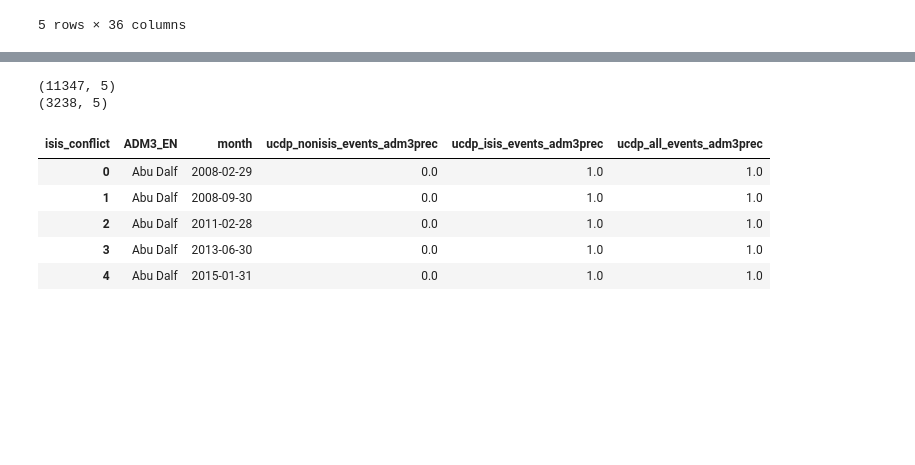
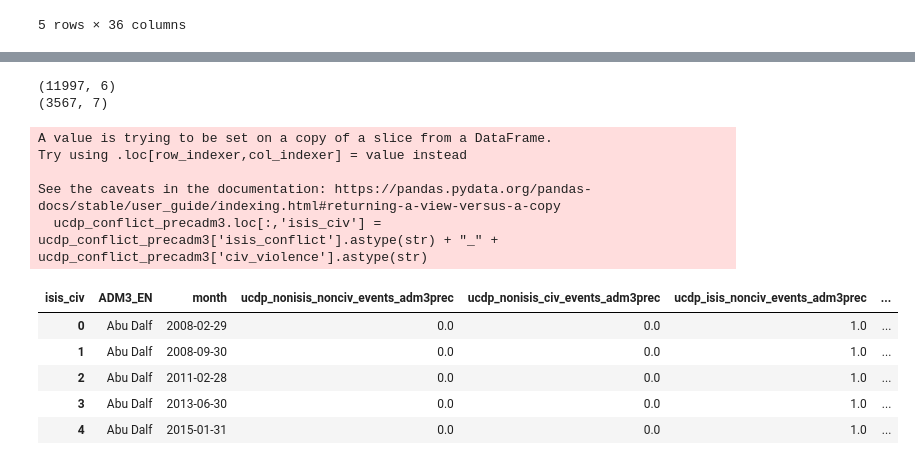
Before and after one commit to natalie-ayers/Iraq-post-conflict-rebel-governance, a Jupyter notebook: merge_datasets_adm3.ipynb, the cells around one changed output, grey strips where cells are left out. Drawn from its saved outputs; the diff is of its cells as text; code cells hidden in the pictures; blank space fills up the shorter version.

```diff
--- a/merge_datasets_adm3.ipynb
+++ b/merge_datasets_adm3.ipynb
@@ -504,25 +519,38 @@ ucdp_conflict[(ucdp_conflict['ADM3_EN']=='Abu Dalf')&(ucdp_conflict['month']<='2
 # %%
 # sum events at the admin 3 level of precision or better (where_prec == 1 or 2)
 print(ucdp_conflict.shape)
 ucdp_conflict_precadm3 = ucdp_conflict[ucdp_conflict['where_prec'].isin([1,2])]
+ucdp_conflict_precadm3.loc[:,'isis_civ'] = ucdp_conflict_precadm3['isis_conflict'].astype(str) + "_" + ucdp_conflict_precadm3['civ_violence'].astype(str)
 print(ucdp_conflict_precadm3.shape)
-ucdp_conflict_precadm3 = ucdp_conflict_precadm3.groupby(['ADM3_EN','isis_conflict','month'])['num_events'].sum().reset_index()
-ucdp_conflict_precadm3 = ucdp_conflict_precadm3.pivot(index=['ADM3_EN','month'],columns='isis_conflict',values='num_events').reset_index()
-ucdp_conflict_precadm3 = ucdp_conflict_precadm3.rename(columns={1:'ucdp_isis_events_adm3prec',
-                                                                0:'ucdp_nonisis_events_adm3prec'})
-ucdp_conflict_precadm3 = ucdp_conflict_precadm3.fillna(value={'ucdp_isis_events_adm3prec':0,
-                                                               'ucdp_nonisis_events_adm3prec':0})
-ucdp_conflict_precadm3['ucdp_all_events_adm3prec'] = ucdp_conflict_precadm3['ucdp_isis_events_adm3prec'] + ucdp_conflict_precadm3['ucdp_nonisis_events_adm3prec']
+ucdp_conflict_precadm3 = ucdp_conflict_precadm3.groupby(['ADM3_EN','isis_civ','month'])['num_events'].sum().reset_index()
+ucdp_conflict_precadm3 = ucdp_conflict_precadm3.pivot(index=['ADM3_EN','month'],columns='isis_civ',values='num_events').reset_index()
+ucdp_conflict_precadm3 = ucdp_conflict_precadm3.rename(columns={"0_0": 'ucdp_nonisis_nonciv_events_adm3prec',
+                                                                "0_1": 'ucdp_nonisis_civ_events_adm3prec',
+                                                                "1_0": 'ucdp_isis_nonciv_events_adm3prec',
+                                                                "1_1": 'ucdp_isis_civ_events_adm3prec'})
+ucdp_conflict_precadm3 = ucdp_conflict_precadm3.fillna(value={'ucdp_nonisis_nonciv_events_adm3prec':0,
+                                                               'ucdp_nonisis_civ_events_adm3prec':0,
+                                                               'ucdp_isis_nonciv_events_adm3prec':0,
+                                                               'ucdp_isis_civ_events_adm3prec':0})
+ucdp_conflict_precadm3.loc[:,'ucdp_all_isis_events_adm3prec'] = ucdp_conflict_precadm3['ucdp_isis_nonciv_events_adm3prec'] + ucdp_conflict_precadm3['ucdp_isis_civ_events_adm3prec']
+ucdp_conflict_precadm3.loc[:,'ucdp_all_civ_events_adm3prec'] = ucdp_conflict_precadm3['ucdp_nonisis_civ_events_adm3prec'] + ucdp_conflict_precadm3['ucdp_isis_civ_events_adm3prec']
+ucdp_conflict_precadm3.loc[:,'ucdp_all_events_adm3prec'] = ucdp_conflict_precadm3['ucdp_nonisis_civ_events_adm3prec'] + ucdp_conflict_precadm3['ucdp_isis_civ_events_adm3prec'] + ucdp_conflict_precadm3['ucdp_isis_nonciv_events_adm3prec'] + ucdp_conflict_precadm3['ucdp_nonisis_nonciv_events_adm3prec']
+
 ucdp_conflict_precadm3.head()
 # %% [output]
-(11347, 5)
-(3238, 5)
+(11997, 6)
+(3567, 7)
+A value is trying to be set on a copy of a slice from a DataFrame.
+Try using .loc[row_indexer,col_indexer] = value instead
+
+See the caveats in the documentation: https://pandas.pydata.org/pandas-docs/stable/user_guide/indexing.html#returning-a-view-versus-a-copy
+  ucdp_conflict_precadm3.loc[:,'isis_civ'] = ucdp_conflict_precadm3['isis_conflict'].astype(str) + "_" + ucdp_conflict_precadm3['civ_violence'].astype(str)
-| isis_conflict | ADM3_EN | month | ucdp_nonisis_events_adm3prec | ucdp_isis_events_adm3prec | ucdp_all_events_adm3prec |
-| 0 | Abu Dalf | 2008-02-29 | 0.0 | 1.0 | 1.0 |
-| 1 | Abu Dalf | 2008-09-30 | 0.0 | 1.0 | 1.0 |
-| 2 | Abu Dalf | 2011-02-28 | 0.0 | 1.0 | 1.0 |
-| 3 | Abu Dalf | 2013-06-30 | 0.0 | 1.0 | 1.0 |
-| 4 | Abu Dalf | 2015-01-31 | 0.0 | 1.0 | 1.0 |
+| isis_civ | ADM3_EN | month | ucdp_nonisis_nonciv_events_adm3prec | ucdp_nonisis_civ_events_adm3prec | ucdp_isis_nonciv_events_adm3prec | ... |
+| 0 | Abu Dalf | 2008-02-29 | 0.0 | 0.0 | 1.0 | ... |
+| 1 | Abu Dalf | 2008-09-30 | 0.0 | 0.0 | 1.0 | ... |
+| 2 | Abu Dalf | 2011-02-28 | 0.0 | 0.0 | 1.0 | ... |
+| 3 | Abu Dalf | 2013-06-30 | 0.0 | 0.0 | 1.0 | ... |
+| 4 | Abu Dalf | 2015-01-31 | 0.0 | 0.0 | 1.0 | ... |
 # %%
 # sum events at the admin 2 level of precision or better (where_prec == 1, 2, or 3)
 print(ucdp_conflict.shape)
```
Also changed, not shown: parts of 12 cells of this notebook, 8 other files.
